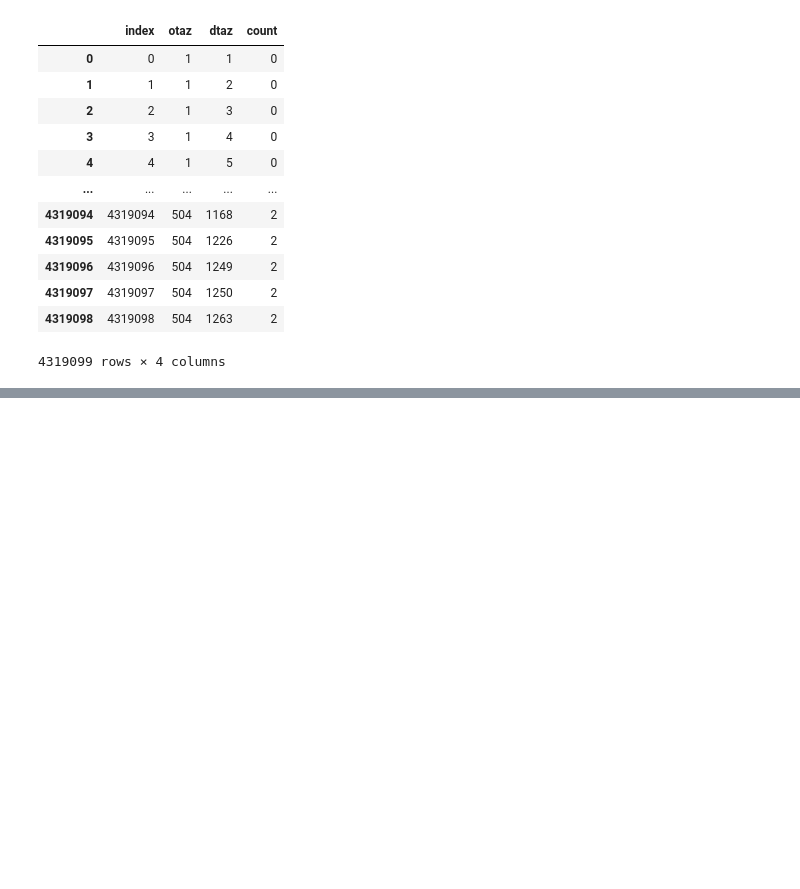
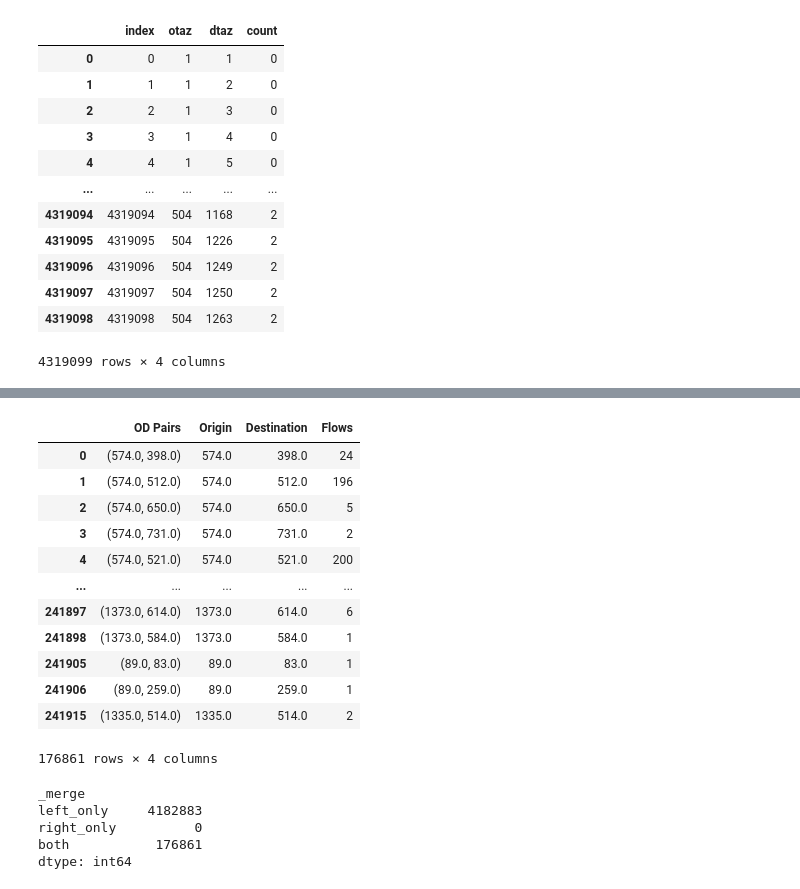
Before and after one commit to arsalanesmaili/kcm_ridership, a Jupyter notebook: Comparison (ORCA vs PSRC).ipynb, the cells around one changed output, grey strips where cells are left out. Drawn from its saved outputs; the diff is of its cells as text; code cells hidden in the pictures; blank space fills up the shorter version.

```diff
--- a/Comparison (ORCA vs PSRC).ipynb
+++ b/Comparison (ORCA vs PSRC).ipynb
@@ -297,0 +334,16 @@ PSRC_sparse
+# %%
+ORCA_04_2023
+# %% [output]
+|  | OD Pairs | Origin | Destination | Flows |
+| 0 | (574.0, 398.0) | 574.0 | 398.0 | 24 |
+| 1 | (574.0, 512.0) | 574.0 | 512.0 | 196 |
+| 2 | (574.0, 650.0) | 574.0 | 650.0 | 5 |
+| 3 | (574.0, 731.0) | 574.0 | 731.0 | 2 |
+| 4 | (574.0, 521.0) | 574.0 | 521.0 | 200 |
+| ... | ... | ... | ... | ... |
+| 241897 | (1373.0, 614.0) | 1373.0 | 614.0 | 6 |
+| 241898 | (1373.0, 584.0) | 1373.0 | 584.0 | 1 |
+| 241905 | (89.0, 83.0) | 89.0 | 83.0 | 1 |
+| 241906 | (89.0, 259.0) | 89.0 | 259.0 | 1 |
+| 241915 | (1335.0, 514.0) | 1335.0 | 514.0 | 2 |
+176861 rows × 4 columns
@@ -297,0 +352,8 @@ PSRC_sparse
+# %%
+ORCA_04_2023_zeros.groupby('_merge').size()
+# %% [output]
+_merge
+left_only     4182883
+right_only          0
+both           176861
+dtype: int64
```
Also changed, not shown: parts of 43 cells of this notebook.
